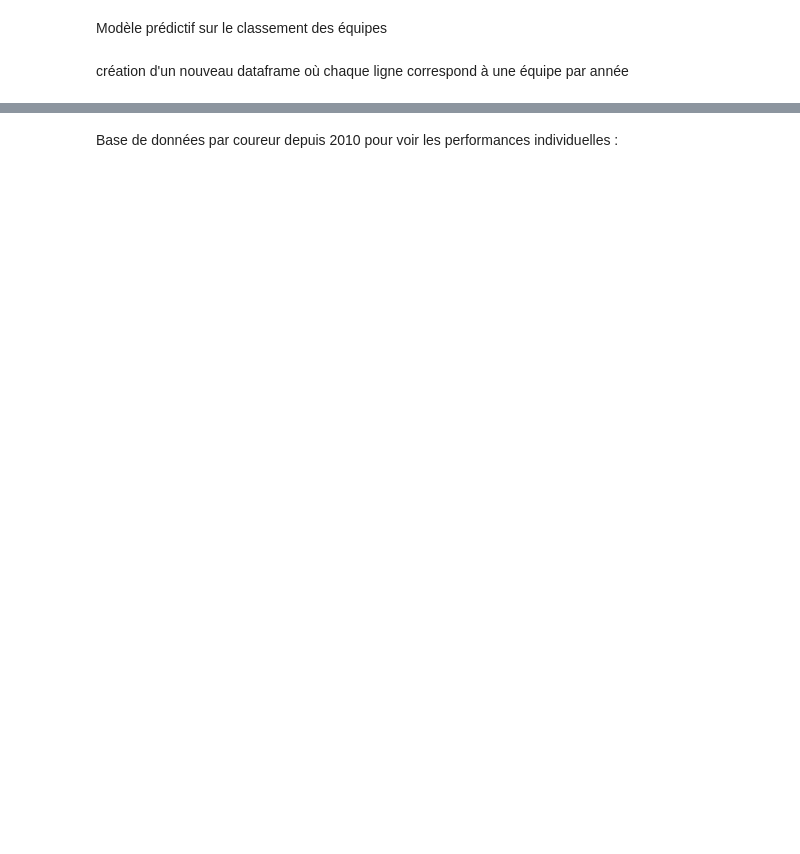
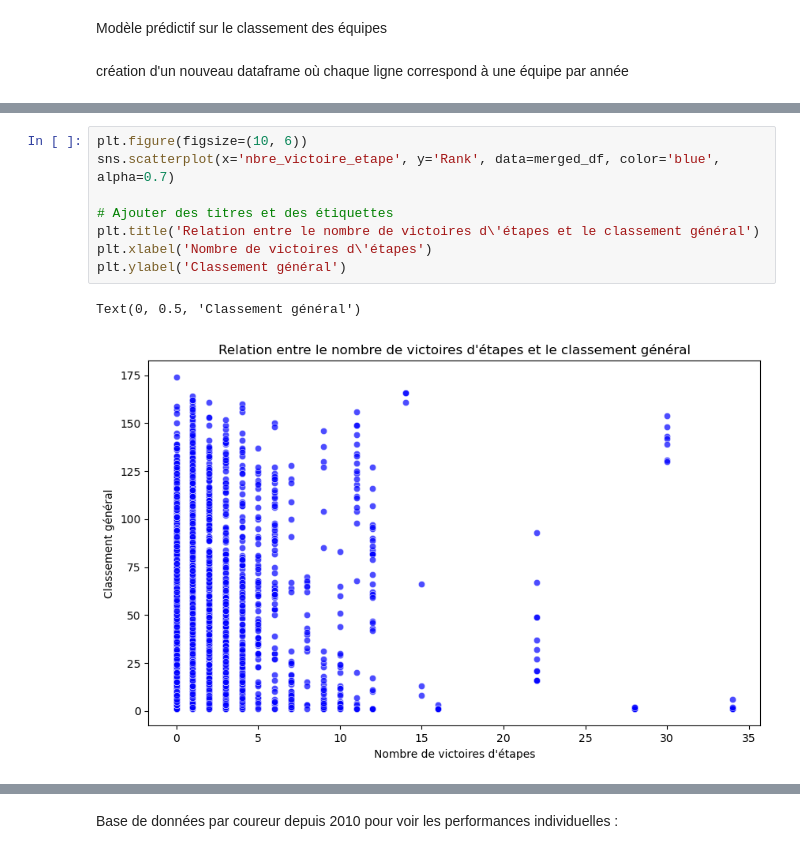
Before and after one commit to edequercize/Projet-Python, a Jupyter notebook: test_merge.ipynb, the cells around one changed output, grey strips where cells are left out. Cells and saved outputs as stored; diff of their text form; blank space fills up the shorter version.

```diff
--- a/test_merge.ipynb
+++ b/test_merge.ipynb
@@ -654,0 +548,11 @@ merged_df.describe()
+# %%
+plt.figure(figsize=(10, 6))
+sns.scatterplot(x='nbre_victoire_etape', y='Rank', data=merged_df, color='blue', alpha=0.7)
+
+# Ajouter des titres et des étiquettes
+plt.title('Relation entre le nombre de victoires d\'étapes et le classement général')
+plt.xlabel('Nombre de victoires d\'étapes')
+plt.ylabel('Classement général')
+# %% [output]
+Text(0, 0.5, 'Classement général')
+[figure, added]
```
Also changed, not shown: parts of 33 cells of this notebook.
